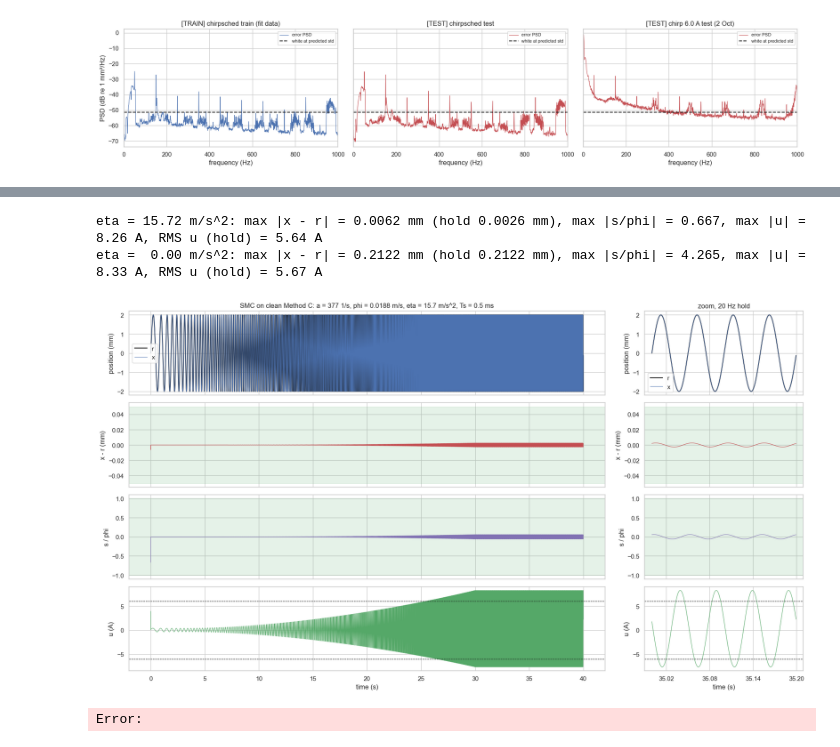
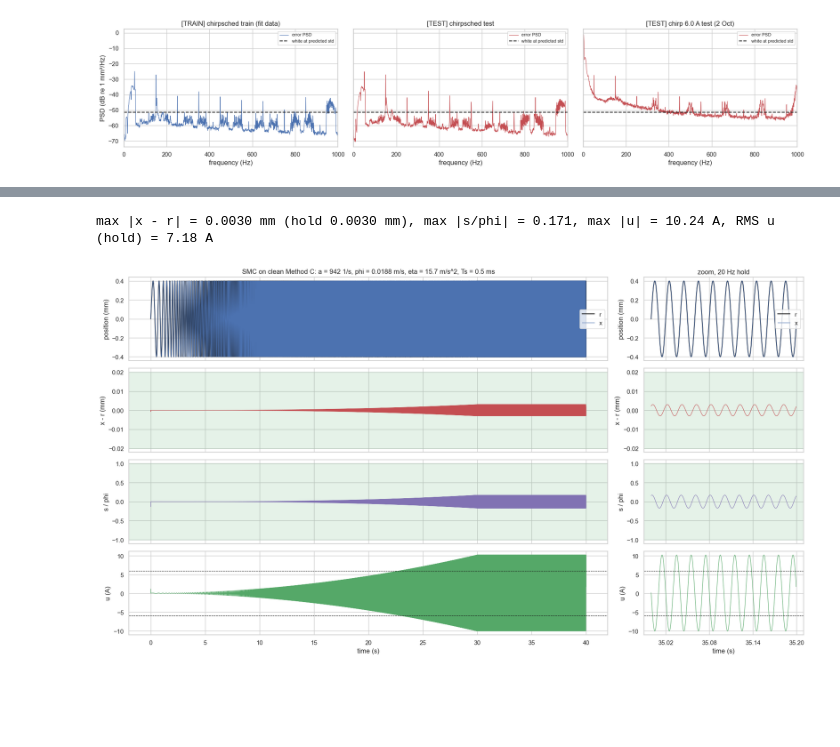
Before and after one commit to renskortmann/Ethercat-voice-coil-controller, a Jupyter notebook: vca_greybox_fit.ipynb, the cells around one changed output, grey strips where cells are left out. Saved outputs shown, nothing was run; the diff lists cells and outputs as text; code cells hidden in the pictures; blank space fills up the shorter version.

```diff
--- a/vca_greybox_fit.ipynb
+++ b/vca_greybox_fit.ipynb
@@ -566,57 +566,54 @@ Starting at 1 Hz rather than 0 keeps $s(0) = -\dot r(0) \approx -0.013$ m/s insi
 # %%
-A_REF, F0, F1, T_RAMP, T_HOLD = 2e-3, 1.0, 20.0, 30.0, 10.0   # m, Hz, Hz, s, s: chirp F0 -> F1 in T_RAMP, then T_HOLD at F1
+A_REF, F0, F1, T_RAMP, T_HOLD = 4e-4, 1.0, 50.0, 30.0, 10.0   # m, Hz, Hz, s, s: chirp F0 -> F1 in T_RAMP, then T_HOLD at F1
 TS_C = 1 / FS_LOG                                             # s, controller and plant step: 2 kHz
 A_SMC = 3 * 2 * np.pi * F1                                    # 1/s, surface slope a = 3*omega at the FINAL frequency
-PHI = A_SMC * 0.05e-3                                         # m/s, boundary layer: |z1| <= PHI / a = 0.05 mm inside it
+PHI = A_SMC * 0.02e-3                                         # m/s, boundary layer: |z1| <= PHI / a = 0.05 mm inside it
 ETA = 2 * SIG_A                                               # m/s^2, reaching gain: 2x the Method C acceleration residual (knob)
 I_LIM = 6.0                                                   # A, reference line only: the current used in the experiments, u is not saturated
 
-# chirp reference, analytic: phase ph, its rate dph = 2 pi f(t) and acceleration ddph
+#%% REFERENCE
+#chirp reference signal, analytic: phase ph, its rate dph = 2 pi f(t) and acceleration ddph
 t = np.arange(0.0, T_RAMP + T_HOLD, TS_C)
 kf, ramp = (F1 - F0) / T_RAMP, t < T_RAMP
 ph = 2 * np.pi * np.where(ramp, F0 * t + kf * t**2 / 2, F0 * T_RAMP + kf * T_RAMP**2 / 2 + F1 * (t - T_RAMP))
 dph, ddph = 2 * np.pi * np.where(ramp, F0 + kf * t, F1), np.where(ramp, 2 * np.pi * kf, 0.0)
 r, rd, rdd = A_REF * np.sin(ph), A_REF * dph * np.cos(ph), A_REF * (ddph * np.cos(ph) - dph**2 * np.sin(ph))
 
-
+#%% SMC SIMULATION
 def smc(eta):
     "Sliding-mode loop on the clean Method C plant, continuous law with ZOH at TS_C. Returns x, s / PHI and u."
     n = len(t)
     xs, ss, us = np.empty(n), np.empty(n), np.empty(n)
     x, v = 0.0, 0.0                                     # start at rest in the centre
     for k in range(n):
         z1, z2 = x - r[k], v - rd[k]
         s = A_SMC * z1 + z2
         u = (rdd[k] - A_SMC * z2 - acc_C(x, v, 0.0) - eta * min(max(s / PHI, -1.0), 1.0)) / ((p_C[0] + p_C[2] * x) / M)   # f = acc_C(x, v, 0), g = (Gamma + Gamma1 x) / m
         xs[k], ss[k], us[k] = x, s / PHI, u
         x, v = step(x, v, u, u, acc_C, TS_C)            # plant: RK4 of Method C, input held over the step
     return xs, ss, us
 
 
 hold = t >= T_RAMP
-for eta in (ETA, 0.0):                                  # eta = 0: feedforward / cancellation only
-    xs, ss, us = smc(eta)
-    print(f"eta = {eta:5.2f} m/s^2: max |x - r| = {np.abs(xs - r).max() * 1e3:.4f} mm (hold {np.abs(xs - r)[hold].max() * 1e3:.4f} mm), "
-          f"max |s/phi| = {np.abs(ss).max():.3f}, max |u| = {np.abs(us).max():.2f} A, RMS u (hold) = {np.sqrt(np.mean(us[hold]**2)):.2f} A")
 xs, ss, us = smc(ETA)
+print(f"max |x - r| = {np.abs(xs - r).max() * 1e3:.4f} mm (hold {np.abs(xs - r)[hold].max() * 1e3:.4f} mm), "
+      f"max |s/phi| = {np.abs(ss).max():.3f}, max |u| = {np.abs(us).max():.2f} A, RMS u (hold) = {np.sqrt(np.mean(us[hold]**2)):.2f} A")
 
 fig, ax = plt.subplots(4, 2, figsize=(18, 10), sharex="col", gridspec_kw=dict(width_ratios=[3, 1]))
 zoom = (t >= T_RAMP + T_HOLD / 2) & (t < T_RAMP + T_HOLD / 2 + 0.2)   # 0.2 s mid-hold, 20 Hz
 for col, m in enumerate((slice(None), zoom)):
     sns.lineplot(x=t[m], y=r[m] * 1e3, ax=ax[0, col], lw=1.5, color="k", label="r")
     sns.lineplot(x=t[m], y=xs[m] * 1e3, ax=ax[0, col], lw=0.8, color="C0", label="x").set(ylabel="position (mm)")
     sns.lineplot(x=t[m], y=(xs - r)[m] * 1e3, ax=ax[1, col], lw=0.8, color="C3").set(ylabel="x - r (mm)")
     ax[1, col].axhspan(-PHI / A_SMC * 1e3, PHI / A_SMC * 1e3, color="C2", alpha=0.15)   # boundary-layer bound phi / a
     sns.lineplot(x=t[m], y=ss[m], ax=ax[2, col], lw=0.8, color="C4").set(ylabel="s / phi")
     ax[2, col].axhspan(-1, 1, color="C2", alpha=0.15)
     sns.lineplot(x=t[m], y=us[m], ax=ax[3, col], lw=0.8, color="C2").set(xlabel="time (s)", ylabel="u (A)")
     for lim in (-I_LIM, I_LIM):
         ax[3, col].axhline(lim, color="k", ls="--", lw=0.8)
 ax[0, 0].set(title=f"SMC on clean Method C: a = {A_SMC:.0f} 1/s, phi = {PHI:.4f} m/s, eta = {ETA:.1f} m/s^2, Ts = {TS_C * 1e3:.1f} ms")
 ax[0, 1].set(title="zoom, 20 Hz hold"); ax[3, 1].xaxis.set_major_locator(plt.MaxNLocator(4))
 plt.tight_layout(); plt.show()
 # %% [output]
-eta = 15.72 m/s^2: max |x - r| = 0.0062 mm (hold 0.0026 mm), max |s/phi| = 0.667, max |u| = 8.26 A, RMS u (hold) = 5.64 A
-eta =  0.00 m/s^2: max |x - r| = 0.2122 mm (hold 0.2122 mm), max |s/phi| = 4.265, max |u| = 8.33 A, RMS u (hold) = 5.67 A
+max |x - r| = 0.0030 mm (hold 0.0030 mm), max |s/phi| = 0.171, max |u| = 10.24 A, RMS u (hold) = 7.18 A
-[figure, old version]
+[figure, new version]
-Error:
```
Also changed, not shown: parts of 1 cell of this notebook.
